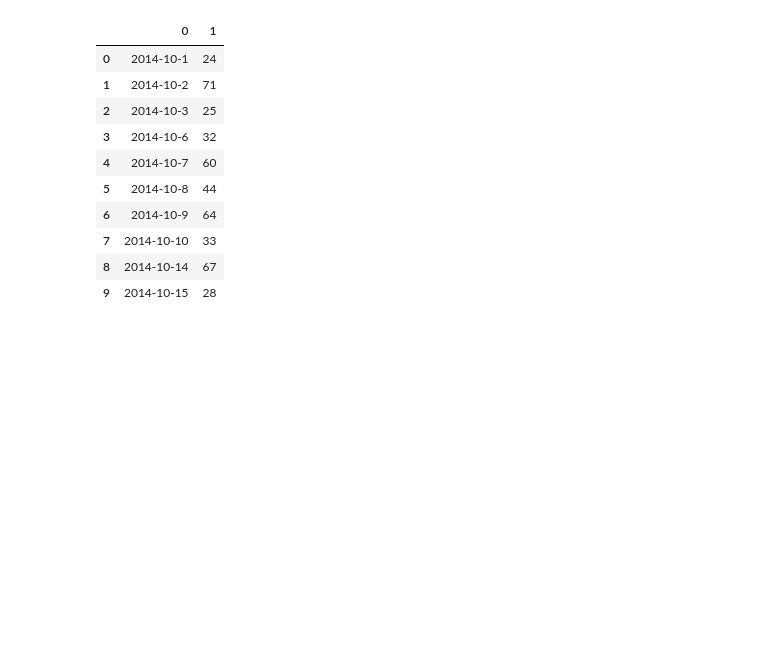
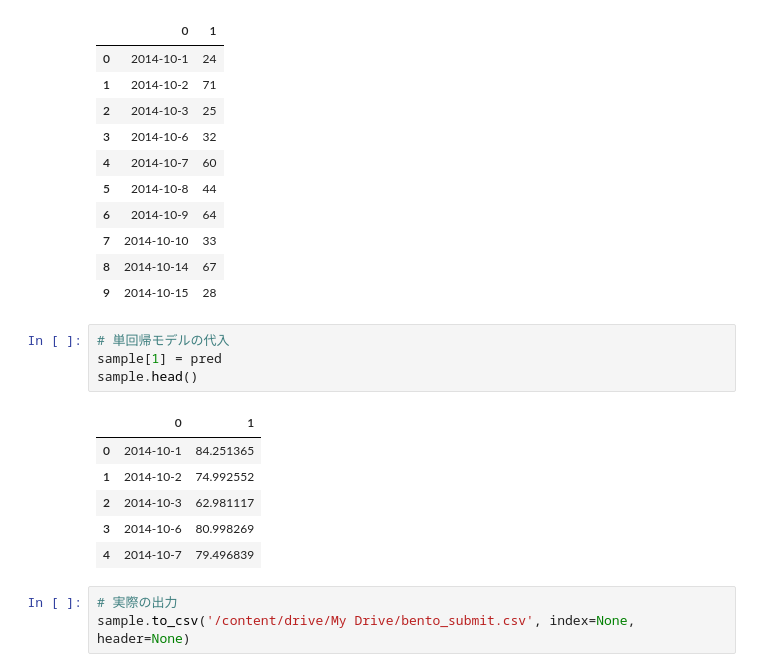
Before and after one commit to umanari145/python_ai, a Jupyter notebook: zerokara_data_case01.ipynb, the cells around one changed output. Saved outputs shown, nothing was run; the diff lists cells and outputs as text; blank space fills up the shorter version.

```diff
--- a/zerokara_data_case01.ipynb
+++ b/zerokara_data_case01.ipynb
@@ -101,3 +102,17 @@ sample.head(10)
 | 7 | 2014-10-10 | 33 |
 | 8 | 2014-10-14 | 67 |
 | 9 | 2014-10-15 | 28 |
+# %%
+# 単回帰モデルの代入
+sample[1] = pred
+sample.head()
+# %% [output]
+|  | 0 | 1 |
+| 0 | 2014-10-1 | 84.251365 |
+| 1 | 2014-10-2 | 74.992552 |
+| 2 | 2014-10-3 | 62.981117 |
+| 3 | 2014-10-6 | 80.998269 |
+| 4 | 2014-10-7 | 79.496839 |
+# %%
+# 実際の出力
+sample.to_csv('/content/drive/My Drive/bento_submit.csv', index=None, header=None)
```
Also changed, not shown: parts of 9 cells of this notebook.
